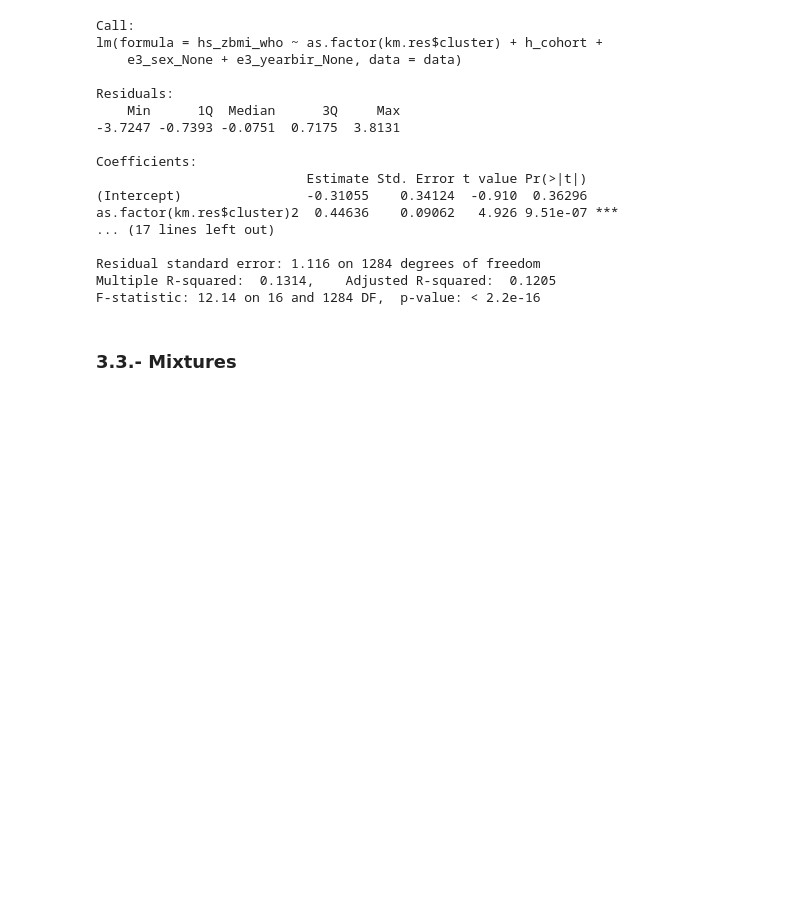
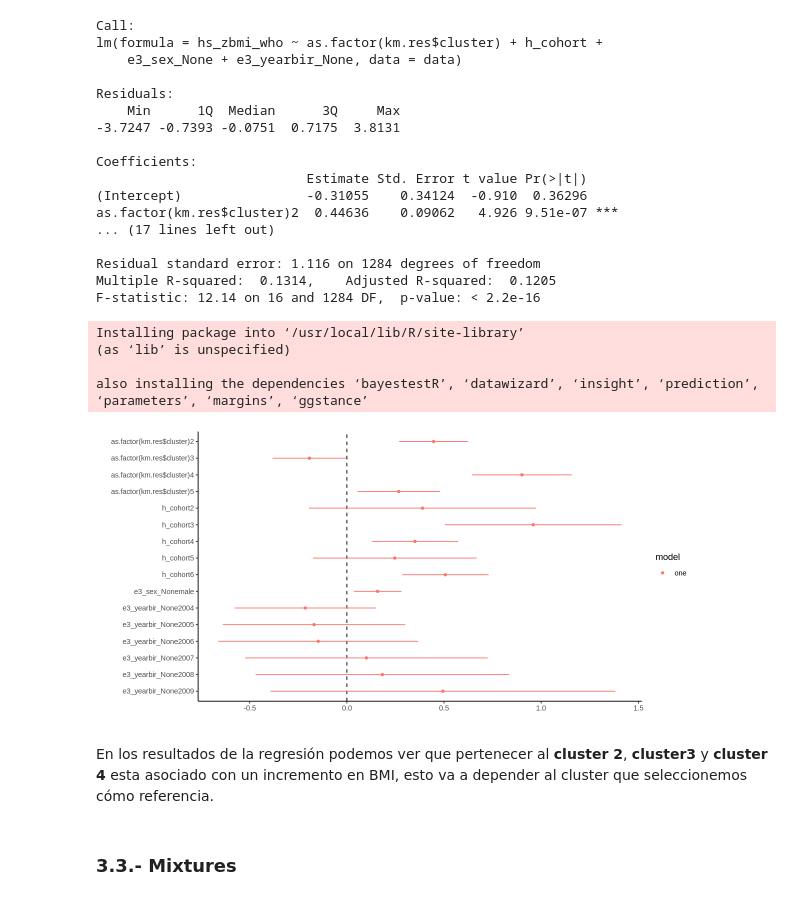
Before and after one commit to alldominguez/ISGlobal.sesion4.Exposoma, a Jupyter notebook: curso_exposoma_modulo_4.ipynb, the cells around one changed output. Drawn from its saved outputs; the diff is of its cells as text; code cells hidden in the pictures; blank space fills up the shorter version.

```diff
--- a/curso_exposoma_modulo_4.ipynb
+++ b/curso_exposoma_modulo_4.ipynb
@@ -852,5 +852,23 @@ as.factor(km.res$cluster)2  0.44636    0.09062   4.926 9.51e-07 ***
 Residual standard error: 1.116 on 1284 degrees of freedom
 Multiple R-squared:  0.1314,    Adjusted R-squared:  0.1205
 F-statistic: 12.14 on 16 and 1284 DF,  p-value: < 2.2e-16
+# %%
+pacman::p_load(dotwhisker)
+# %% [output]
+Installing package into ‘/usr/local/lib/R/site-library’
+(as ‘lib’ is unspecified)
+
+also installing the dependencies ‘bayestestR’, ‘datawizard’, ‘insight’, ‘prediction’, ‘parameters’, ‘margins’, ‘ggstance’
+# %%
+options(repr.plot.width=10, repr.plot.height=5) # definimos el tamaño del gráfico en colab
+# envolvemos nuestra función para quitar los warnings en colab
+suppressWarnings(dotwhisker::dwplot(mod_cluster, vline = geom_vline(
+           xintercept = 0,
+           colour = "black",
+           linetype = 2)) + theme_classic())
+# %% [output]
+[figure, added]
+# %% [markdown]
+En los resultados de la regresión podemos ver que pertenecer al **cluster 2**, **cluster3** y **cluster 4** esta asociado con un incremento en BMI, esto va a depender al cluster que seleccionemos cómo referencia.
 # %% [markdown]
 ### **3.3.- Mixtures**
```
Also changed, not shown: parts of 7 cells of this notebook.
